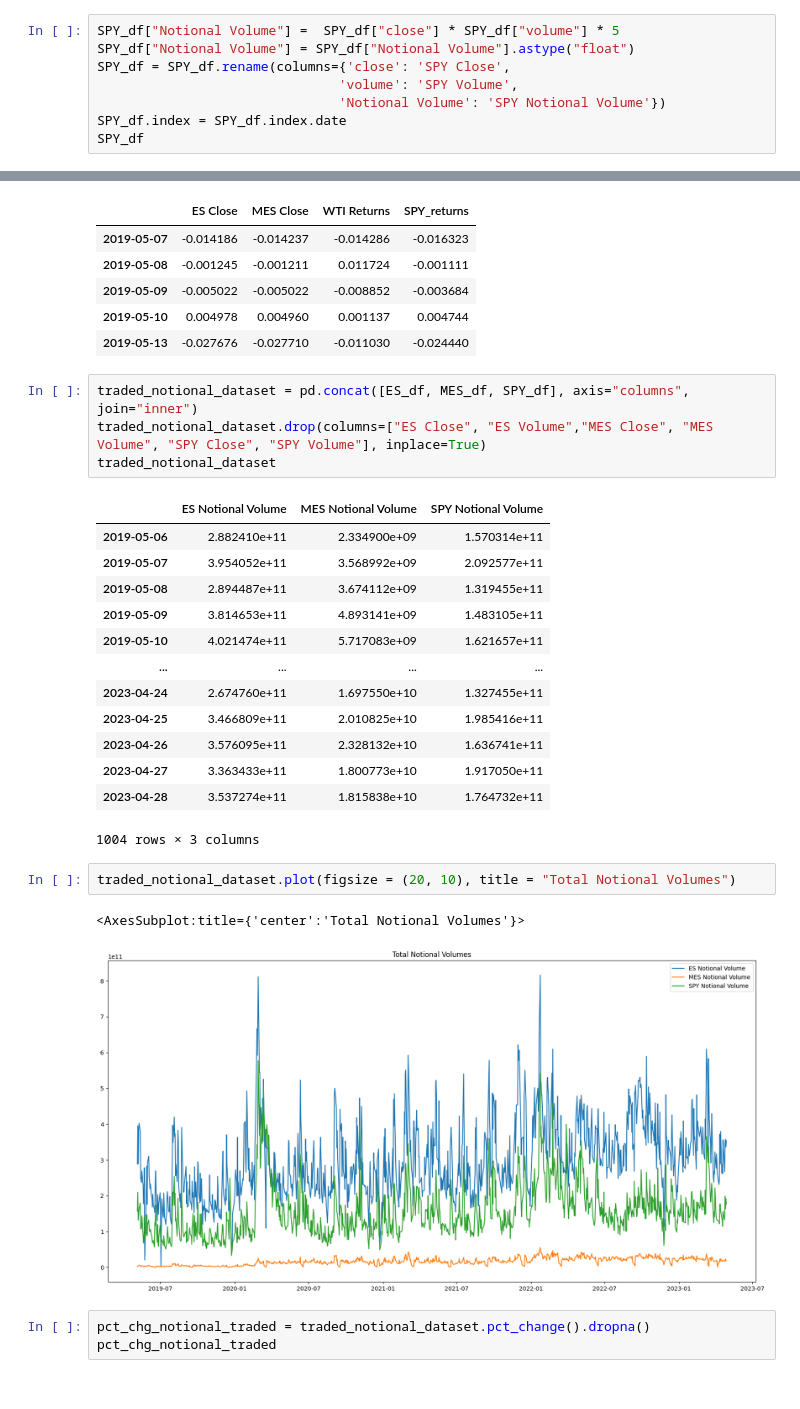
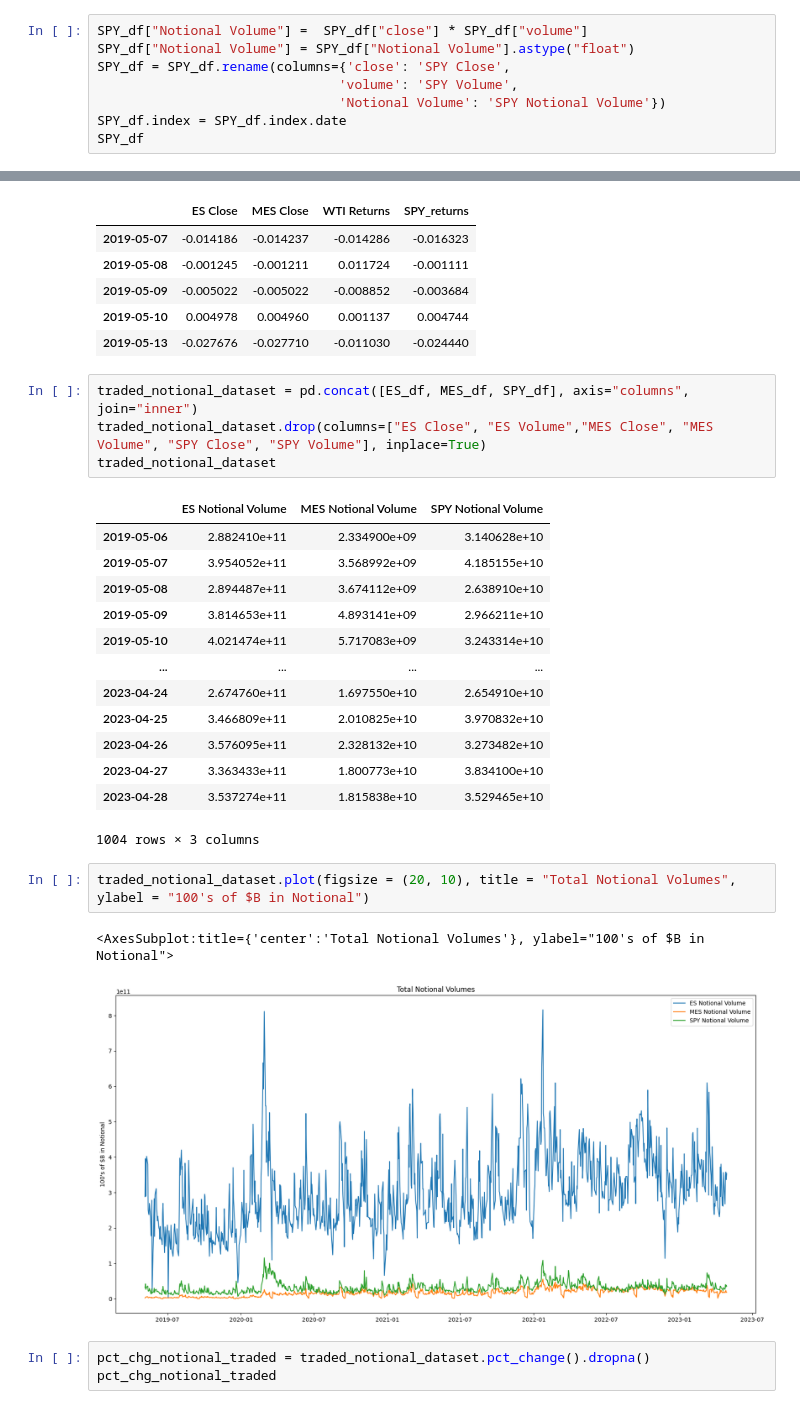
Before and after one commit to tingjun-yang/SP-Arbitrage, a Jupyter notebook: Updated_Combined.ipynb, the cells around one changed output, grey strips where cells are left out. Cells and saved outputs as stored; diff of their text form.

```diff
--- a/Updated_Combined.ipynb
+++ b/Updated_Combined.ipynb
@@ -240,7 +240,7 @@ SPY_df.head()
 | 2019-05-06 04:00:00+00:00 | 292.83 | 107250892 |
 | 2019-05-07 04:00:00+00:00 | 288.05 | 145292657 |
 # %%
-SPY_df["Notional Volume"] =  SPY_df["close"] * SPY_df["volume"] * 5
+SPY_df["Notional Volume"] =  SPY_df["close"] * SPY_df["volume"]
 SPY_df["Notional Volume"] = SPY_df["Notional Volume"].astype("float")
 SPY_df = SPY_df.rename(columns={'close': 'SPY Close',
                                'volume': 'SPY Volume',
@@ -286,23 +286,23 @@ traded_notional_dataset.drop(columns=["ES Close", "ES Volume","MES Close", "MES
 traded_notional_dataset
 # %% [output]
 |  | ES Notional Volume | MES Notional Volume | SPY Notional Volume |
-| 2019-05-06 | 2.882410e+11 | 2.334900e+09 | 1.570314e+11 |
-| 2019-05-07 | 3.954052e+11 | 3.568992e+09 | 2.092577e+11 |
-| 2019-05-08 | 2.894487e+11 | 3.674112e+09 | 1.319455e+11 |
-| 2019-05-09 | 3.814653e+11 | 4.893141e+09 | 1.483105e+11 |
-| 2019-05-10 | 4.021474e+11 | 5.717083e+09 | 1.621657e+11 |
+| 2019-05-06 | 2.882410e+11 | 2.334900e+09 | 3.140628e+10 |
+| 2019-05-07 | 3.954052e+11 | 3.568992e+09 | 4.185155e+10 |
+| 2019-05-08 | 2.894487e+11 | 3.674112e+09 | 2.638910e+10 |
+| 2019-05-09 | 3.814653e+11 | 4.893141e+09 | 2.966211e+10 |
+| 2019-05-10 | 4.021474e+11 | 5.717083e+09 | 3.243314e+10 |
 | ... | ... | ... | ... |
-| 2023-04-24 | 2.674760e+11 | 1.697550e+10 | 1.327455e+11 |
-| 2023-04-25 | 3.466809e+11 | 2.010825e+10 | 1.985416e+11 |
-| 2023-04-26 | 3.576095e+11 | 2.328132e+10 | 1.636741e+11 |
-| 2023-04-27 | 3.363433e+11 | 1.800773e+10 | 1.917050e+11 |
-| 2023-04-28 | 3.537274e+11 | 1.815838e+10 | 1.764732e+11 |
+| 2023-04-24 | 2.674760e+11 | 1.697550e+10 | 2.654910e+10 |
+| 2023-04-25 | 3.466809e+11 | 2.010825e+10 | 3.970832e+10 |
+| 2023-04-26 | 3.576095e+11 | 2.328132e+10 | 3.273482e+10 |
+| 2023-04-27 | 3.363433e+11 | 1.800773e+10 | 3.834100e+10 |
+| 2023-04-28 | 3.537274e+11 | 1.815838e+10 | 3.529465e+10 |
 1004 rows × 3 columns
 # %%
-traded_notional_dataset.plot(figsize = (20, 10), title = "Total Notional Volumes")
+traded_notional_dataset.plot(figsize = (20, 10), title = "Total Notional Volumes", ylabel = "100's of $B in Notional")
 # %% [output]
-<AxesSubplot:title={'center':'Total Notional Volumes'}>
+<AxesSubplot:title={'center':'Total Notional Volumes'}, ylabel="100's of $B in Notional">
-[figure, old version]
+[figure, new version]
 # %%
 pct_chg_notional_traded = traded_notional_dataset.pct_change().dropna()
 pct_chg_notional_traded
```
Also changed, not shown: parts of 11 cells of this notebook, 7 other files.
